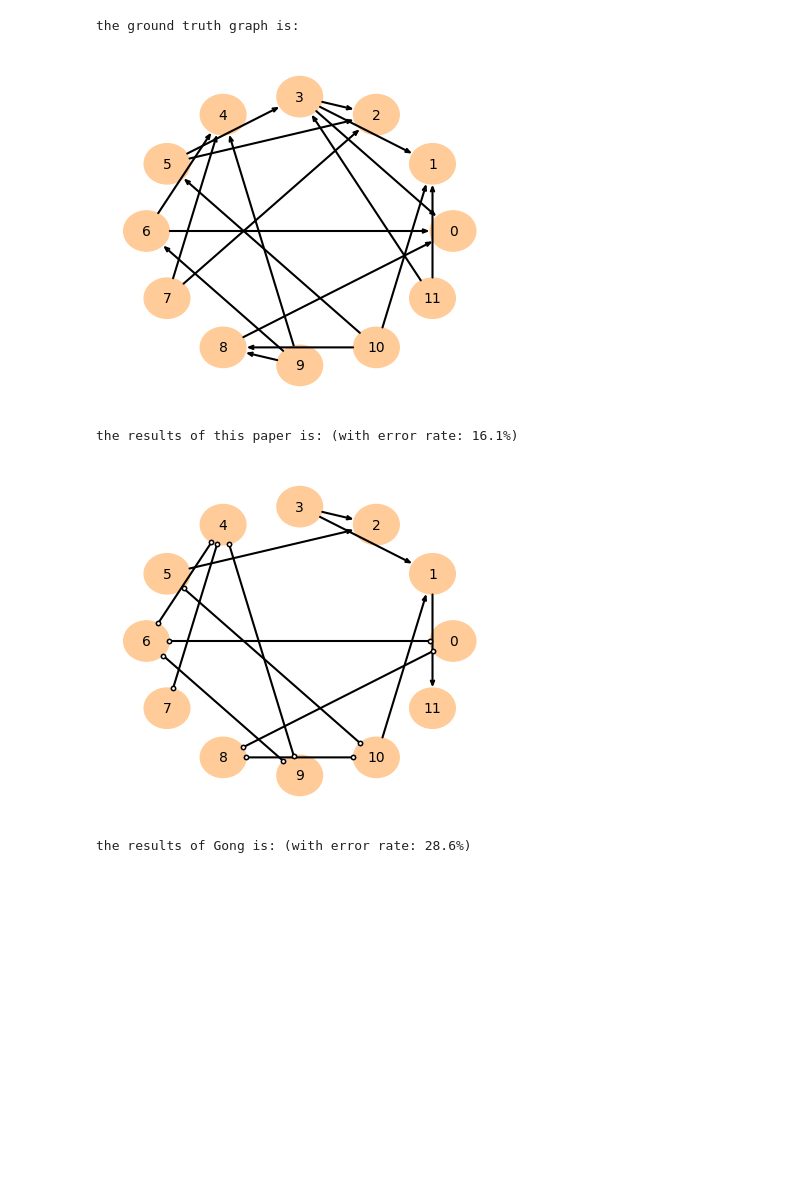
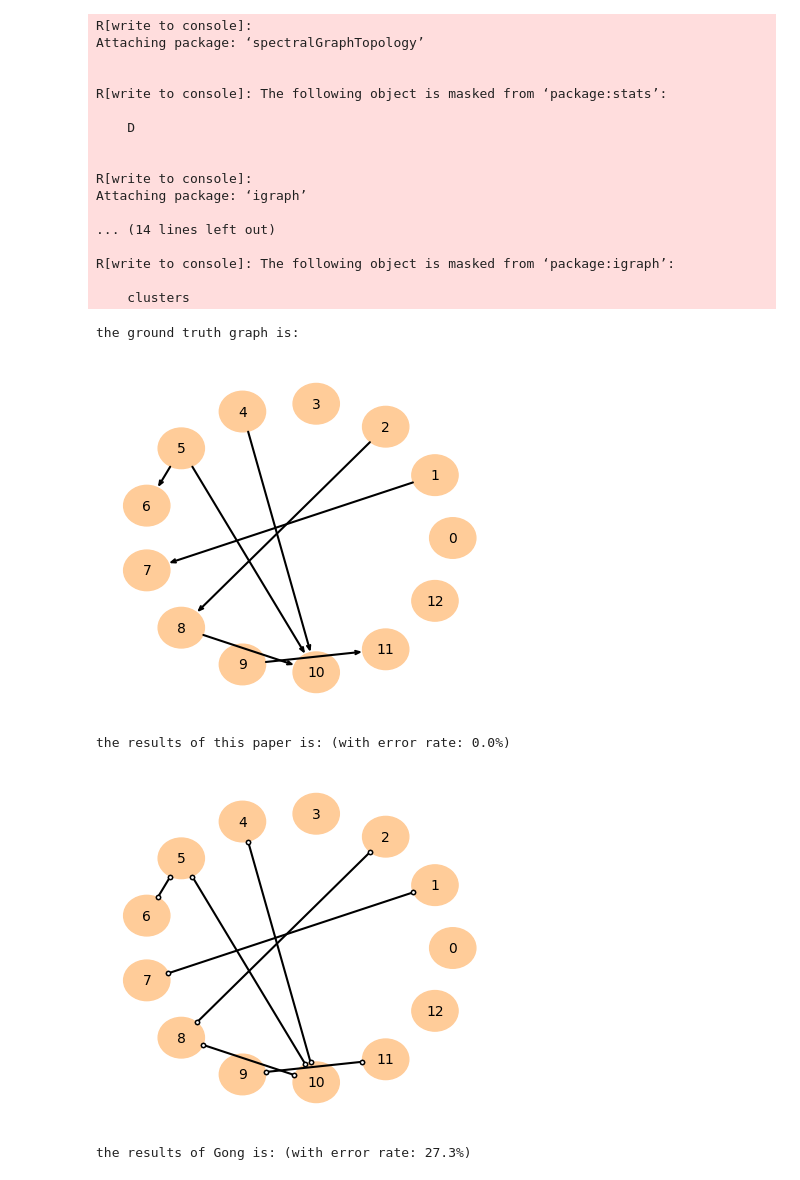
Before and after one commit to junshujiang/tailSCM, a Jupyter notebook: tutorial1_simulationAndComparison.ipynb, the cells around one changed output. Cells and saved outputs as stored; diff of their text form; code cells hidden in the pictures; blank space fills up the shorter version.

```diff
--- a/tutorial1_simulationAndComparison.ipynb
+++ b/tutorial1_simulationAndComparison.ipynb
@@ -45,8 +45,8 @@ exp_result/5.simulationComparison/xx.log
 # %%
-num_nodes = 12  # number of nodes
+num_nodes = 13  # number of nodes
 n=5000 # number of samples
-sparsity=0.3
+sparsity=0.1
 quantile=1
 
 
-dag,adjacency_matrix,edges_dict = generate_dag(num_nodes,edge_probability=sparsity)
+adjacency_matrix,edges_matrix = generate_dag(num_nodes,edge_probability=sparsity)
@@ -53,32 +55,48 @@ dag,adjacency_matrix,edges_dict = generate_dag(num_nodes,edge_probability=sparsi
 # %%
 
 
 
 
-pathh=os.path.join(log_path,f"NodeSize:{num_nodes},EdgeSize:{len(edges_dict)}.pdf")
+pathh=os.path.join(log_path,f"NodeSize:{num_nodes},EdgeSize:{(adjacency_matrix>0).sum()}.pdf")
 
-ground_true_graph=dag_to_graph_for(adjacency_matrix,edges_dict)
 
 IC_1=np.linalg.inv(np.eye(adjacency_matrix.shape[0])-adjacency_matrix)
 N_data=simulation(np.eye(adjacency_matrix.shape[0]),n).T
 X_data=otimes(IC_1,N_data)
 data_df=pd.DataFrame(X_data.T)
 
 
-resultsThisPaper,_=method_this_paper(data_df)
-resultsGong=ComparisonGong(data_df)
+resultsThisPaper,_=method_this_paper(data_df,pc_alpha=0.005)
+resultsGong=ComparisonGong(data_df,alpha = 0.04, beta = 1.26)
 
-error_rate_this_paper,_=compare_graphs(resultsThisPaper,ground_true_graph)
-error_rate_gong,_=compare_graphs(resultsGong,ground_true_graph)
+error_rate_this_paper,_=compare_graphs(resultsThisPaper,edges_matrix)
+error_rate_gong,_=compare_graphs(resultsGong,edges_matrix)
 print("the ground truth graph is:")
-draw_graph(ground_true_graph)
+draw_graph(edges_matrix)
 print("the results of this paper is: (with error rate: {:.1f}%)".format(error_rate_this_paper*100))
 draw_graph(resultsThisPaper)
 print("the results of Gong is: (with error rate: {:.1f}%)".format(error_rate_gong*100))
 draw_graph(resultsGong)
 # %% [output]
-the ground truth graph is:
+R[write to console]:
+Attaching package: ‘spectralGraphTopology’
+
+
+R[write to console]: The following object is masked from ‘package:stats’:
+
+    D
+
+
+R[write to console]:
+Attaching package: ‘igraph’
+
+... (14 lines left out)
+
+R[write to console]: The following object is masked from ‘package:igraph’:
+
+    clusters
+the ground truth graph is:
-[figure, old version]
+[figure, new version]
-the results of this paper is: (with error rate: 16.1%)
+the results of this paper is: (with error rate: 0.0%)
-[figure, old version]
+[figure, new version]
-the results of Gong is: (with error rate: 28.6%)
+the results of Gong is: (with error rate: 27.3%)
```
Also changed, not shown: parts of 7 cells of this notebook, 1 other file.
